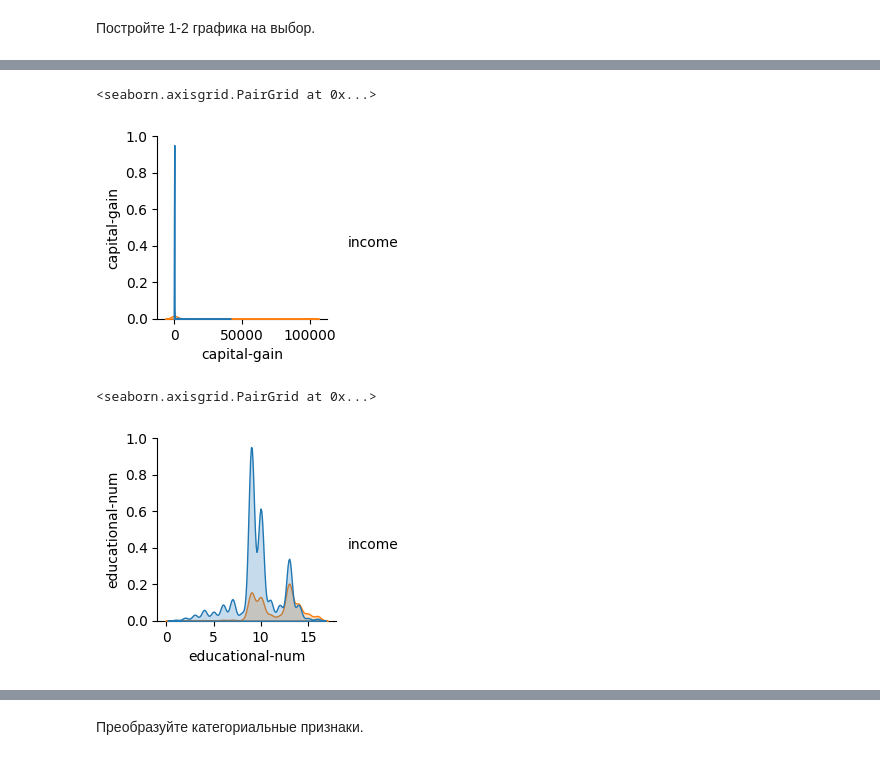
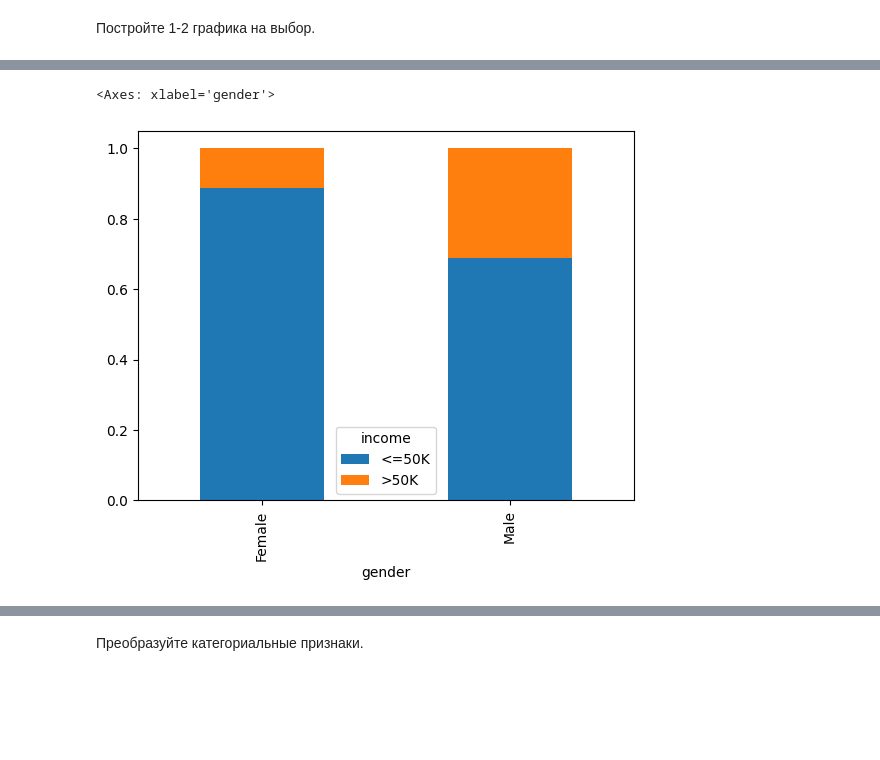
Before and after one commit to adtitovich/dsml-17, a Jupyter notebook: m1.ipynb, the cells around one changed output, grey strips where cells are left out. Drawn from its saved outputs; the diff is of its cells as text; code cells hidden in the pictures; blank space fills up the shorter version.

```diff
--- a/m1.ipynb
+++ b/m1.ipynb
@@ -75,10 +51,7 @@ sns.pairplot(data, hue="income", vars=["age"])
-# %%
-sns.pairplot(data, hue="income", vars=["capital-gain"])
-# %% [output]
-<seaborn.axisgrid.PairGrid at 0x...>
-[figure, removed]
-# %%
-sns.pairplot(data, hue="income", vars=["educational-num"])
-# %% [output]
-<seaborn.axisgrid.PairGrid at 0x...>
-[figure, removed]
+# %%
+cat_totals1 = dt.groupby(["gender","income"])["income"].count().unstack()
+pct_df = cat_totals1.divide(cat_totals1.sum(axis=1), axis=0)
+pct_df.plot(kind="bar", stacked=True)
+# %% [output]
+<Axes: xlabel='gender'>
+[figure, added]
```
Also changed, not shown: parts of 7 cells of this notebook.
